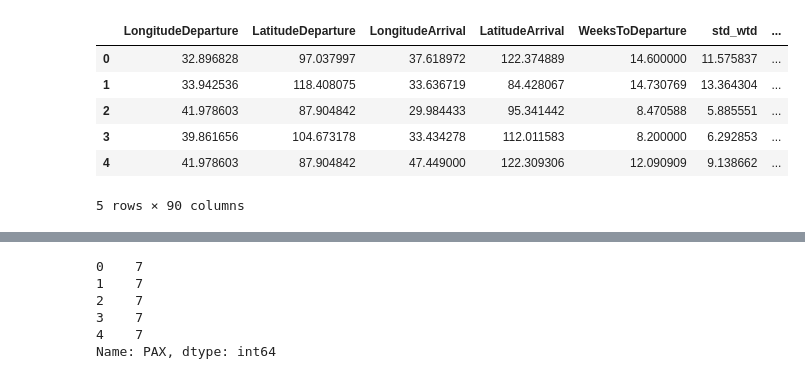
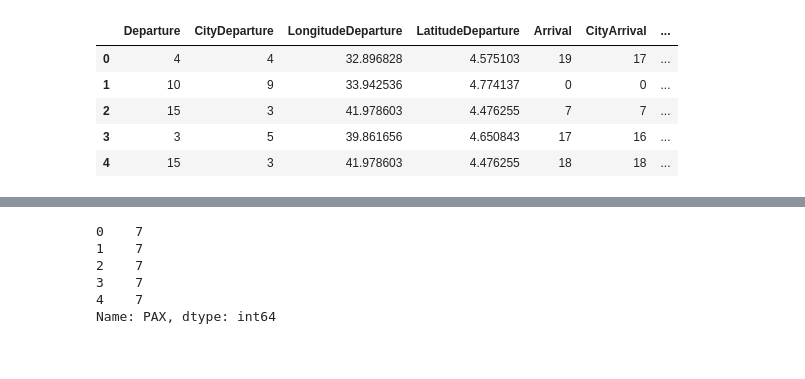
Before and after one commit to gusandbud/Data-mining, a Jupyter notebook: Untitled.ipynb, the cells around one changed output, grey strips where cells are left out. Drawn from its saved outputs; the diff is of its cells as text; code cells hidden in the pictures.

```diff
--- a/Untitled.ipynb
+++ b/Untitled.ipynb
@@ -1,4 +1,31 @@
+# %%
+#          not one-hot
+
+
+
+
+from sklearn.preprocessing import LabelEncoder
+
+
+def PreProc(df):
+    le = LabelEncoder()
+    le.fit(df['Departure'])
+    df['Departure'] = le.transform(df['Departure'])
+    df['Arrival'] = le.transform(df['Arrival'])
+    le.fit(df['CityDeparture'])
+    df['CityDeparture'] = le.transform(df['CityDeparture'])
+    df['CityArrival'] = le.transform(df['CityArrival'])
+    le.fit(df['DateOfDeparture'])
+    #df['DateOfDeparture'] = le.transform(df['DateOfDeparture'])
+    df = DateExtraColumns(df)
+    df = df.drop('DateOfDeparture', axis = 1)
+    df['LatitudeDeparture'] = np.log(df['LatitudeDeparture'].abs())
+    df['LatitudeArrival'] = np.log(df['LatitudeArrival'].abs())
+    return(df)
 # %%
+#           one-hot
+
+
 #  Using DictVectorizer, we enforce one-hot encoding on arrival cities,
 #      arrival airports, departure cities and departure airports
 def PreProc(df_set):
@@ -6,13 +33,13 @@ def PreProc(df_set):
     dvec = feature_extraction.DictVectorizer()
     cols = ['Departure','CityDeparture','Arrival','CityArrival']
     mkdict = lambda row: dict((col, row[col]) for col in cols)
-    # one-hot encoded data replaces pre-existing columns
+#   #one-hot encoded data replaces pre-existing columns
     vecData = pd.DataFrame(dvec.fit_transform(df_set[cols].apply(mkdict,axis = 1)).toarray())
     vecData.columns = dvec.get_feature_names()
     vecData.index = df_set.index
     df_set = pd.concat([df_set.drop(cols,axis = 1),vecData],axis = 1)
     df_set = DateExtraColumns(df_set)
     df_set = df_set.drop('DateOfDeparture', axis = 1)
-    df_set['LatitudeDeparture'] = df_set['LatitudeDeparture'].abs()
-    df_set['LatitudeArrival'] = df_set['LatitudeArrival'].abs()
+    df_set['LatitudeDeparture'] = np.log(df_set['LatitudeDeparture'].abs())
+    df_set['LatitudeArrival'] = np.log(df_set['LatitudeArrival'].abs())
     return(df_set)
@@ -115,20 +157,24 @@ def DecisionTreeClassifierEntropy(train_set,test_set):
 # %%
 import pandas as pd
 import numpy as np
 from dateutil.parser import parse
 import datetime
 df_train = pd.read_csv('train.csv')
 df_train = PreProc(df_train)
 
+from sklearn.cross_validation import train_test_split
+df_target = df_train['PAX']
+df_data = df_train.drop('PAX', axis = 1)
+df1_train,df1_test,df2_train,df2_test = train_test_split(df_data,df_target,test_size = 0.25,random_state = 33)
+
 df_test = pd.read_csv('test.csv')
 df_test = PreProc(df_test)
 
 df_test.head()
 # %% [output]
-|  | LongitudeDeparture | LatitudeDeparture | LongitudeArrival | LatitudeArrival | WeeksToDeparture | std_wtd | ... |
-| 0 | 32.896828 | 97.037997 | 37.618972 | 122.374889 | 14.600000 | 11.575837 | ... |
-| 1 | 33.942536 | 118.408075 | 33.636719 | 84.428067 | 14.730769 | 13.364304 | ... |
-| 2 | 41.978603 | 87.904842 | 29.984433 | 95.341442 | 8.470588 | 5.885551 | ... |
-| 3 | 39.861656 | 104.673178 | 33.434278 | 112.011583 | 8.200000 | 6.292853 | ... |
-| 4 | 41.978603 | 87.904842 | 47.449000 | 122.309306 | 12.090909 | 9.138662 | ... |
+|  | Departure | CityDeparture | LongitudeDeparture | LatitudeDeparture | Arrival | CityArrival | ... |
+| 0 | 4 | 4 | 32.896828 | 4.575103 | 19 | 17 | ... |
+| 1 | 10 | 9 | 33.942536 | 4.774137 | 0 | 0 | ... |
+| 2 | 15 | 3 | 41.978603 | 4.476255 | 7 | 7 | ... |
+| 3 | 3 | 5 | 39.861656 | 4.650843 | 17 | 16 | ... |
+| 4 | 15 | 3 | 41.978603 | 4.476255 | 18 | 18 | ... |
-5 rows × 90 columns
```
Also changed, not shown: parts of 8 cells of this notebook, 1 other file.
